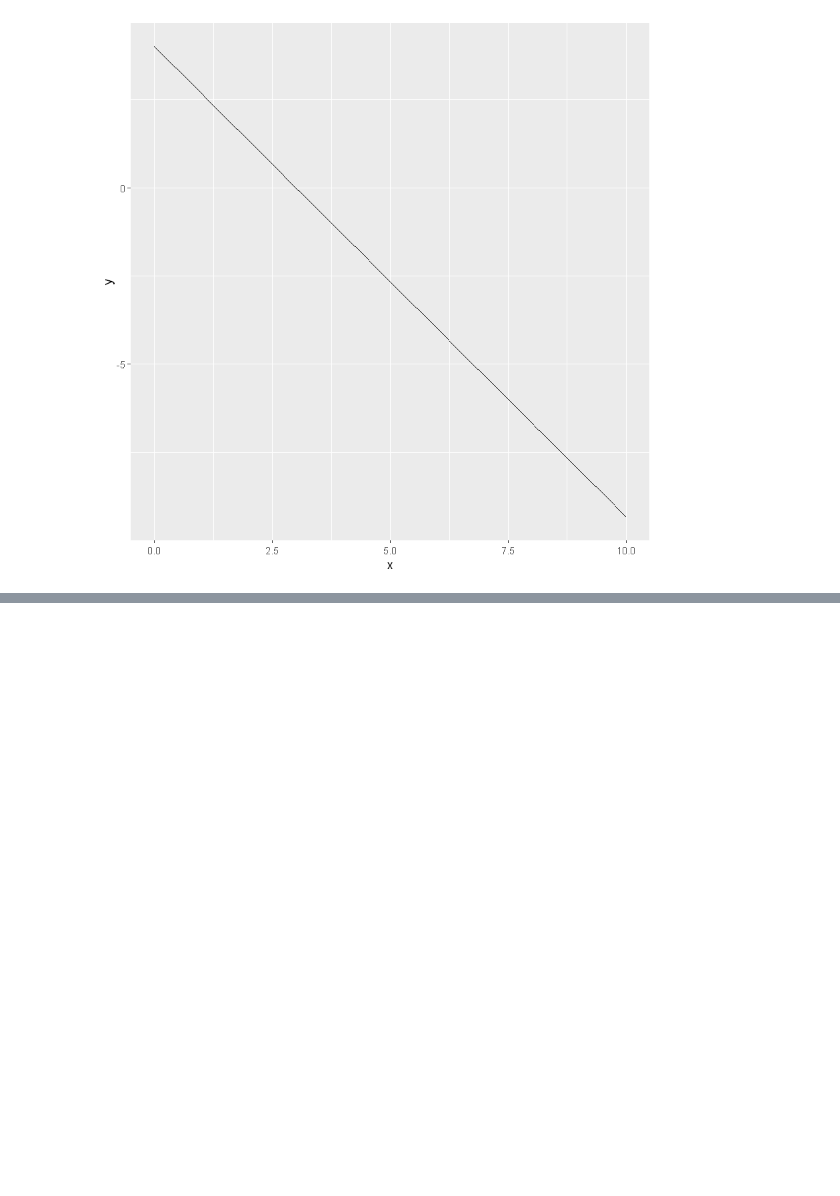
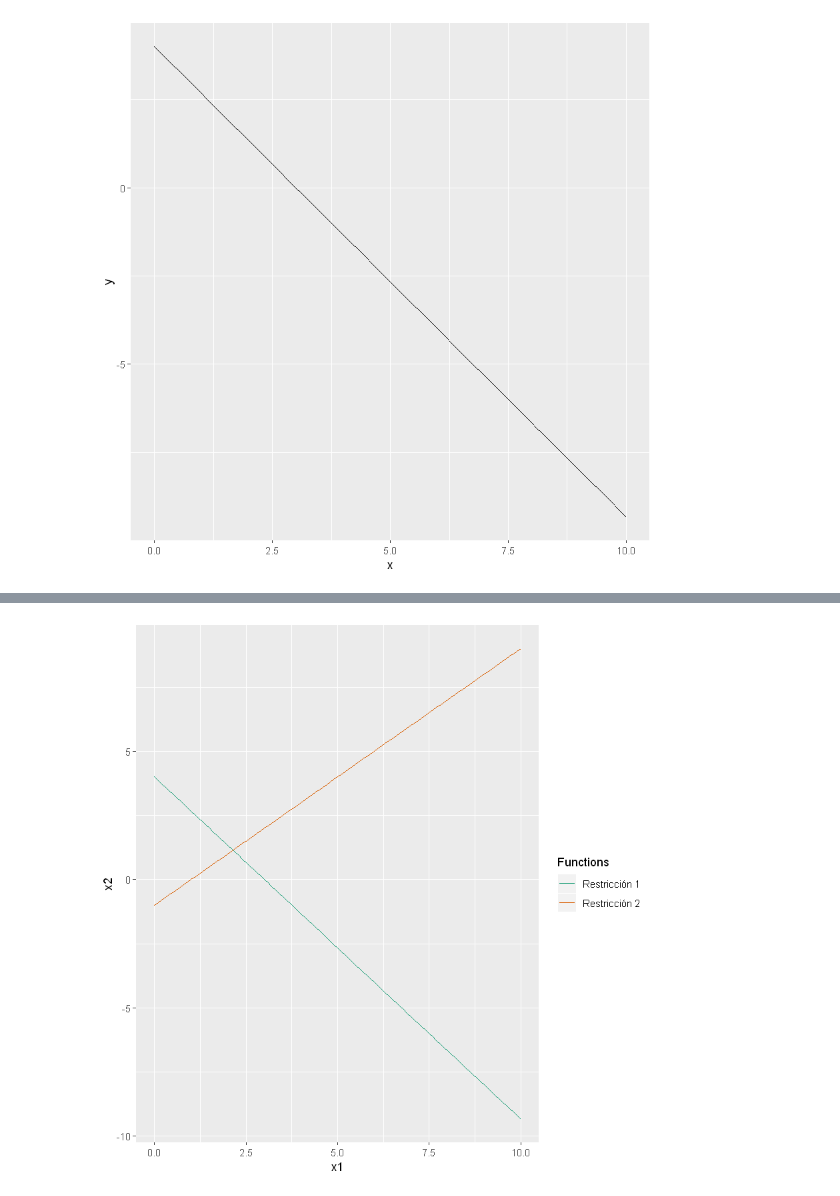
Before and after one commit to eitt/MIO, a Jupyter notebook: _site/content/pl/mg/1.ipynb, the cells around one changed output, grey strips where cells are left out. Drawn from its saved outputs; the diff is of its cells as text; code cells hidden in the pictures; blank space fills up the shorter version.

```diff
--- a/_site/content/pl/mg/1.ipynb
+++ b/_site/content/pl/mg/1.ipynb
@@ -82,18 +83,18 @@ p + stat_function(fun = fun.1) + xlim(l.i,l.s)
 # %%
 #1. Se carga el paquete
 library(ggplot2)
-#2. Se define la función relacionada con la restricción 1 (r1)
-r1 <- function(x) {4-4/3*x}
+#2. Se define la función relacionada con la restricción 1 (r.1)
+r.1 <- function(x) {4-4/3*x}
 #3. Se declaran los límites:
-#Límite inferior (li)
-li <- 0 #Las variables normalmente son restrictas y mayores o iguales a cero
-#Límite superior (ls)
-ls <- 10 #Límite arbitrario
+#Límite inferior (l.i)
+l.i <- 0 #Las variables normalmente son restrictas y mayores o iguales a cero
+#Límite superior (l.s)
+l.s <- 10 #Límite arbitrario
 
 #Se acostumbra a almacenar la gráfica en una variable denominada p (por gráfico en inglés)
 #Se genera un conjunto de datos artificial para generar la estructura base
 p <- ggplot(data = data.frame(x = 0), mapping = aes(x = x))
 #Se agrega la función definida previamente, incluyendo los límites.
-p + stat_function(fun = r1) + xlim(li,ls)
+p + stat_function(fun = r.1) + xlim(l.i,l.s)
 # %% [output]
 [figure]
@@ -99,0 +129,16 @@ p + stat_function(fun = r1) + xlim(li,ls)
+# %%
+#Primera restricción
+r.1 <- function(x) 4-4/3*x
+#Segunda restricción
+r.2 <- function(x) -1+x
+#Rangos para cada restricción
+rango.1 <- data.frame(x=c(l.i, l.s), Functions = factor(1))
+rango.2 <- data.frame(x=c(l.i, l.s), Functions = factor(2))
+#Generación del gráfico
+ggplot(NULL, aes(x=x, colour=Functions)) +
+  stat_function(data = plot.range1, fun = r.1) +
+  stat_function(data = plot.range2, fun = r.2) +
+  scale_colour_manual(values = c("#1B9E77", "#D95F02"), labels = c("Restricción 1", "Restricción 2")) +
+  labs(x = "x1") + labs(y = "x2")
+# %% [output]
+[figure, added]
```
Also changed, not shown: parts of 8 cells of this notebook, 51 other files.
